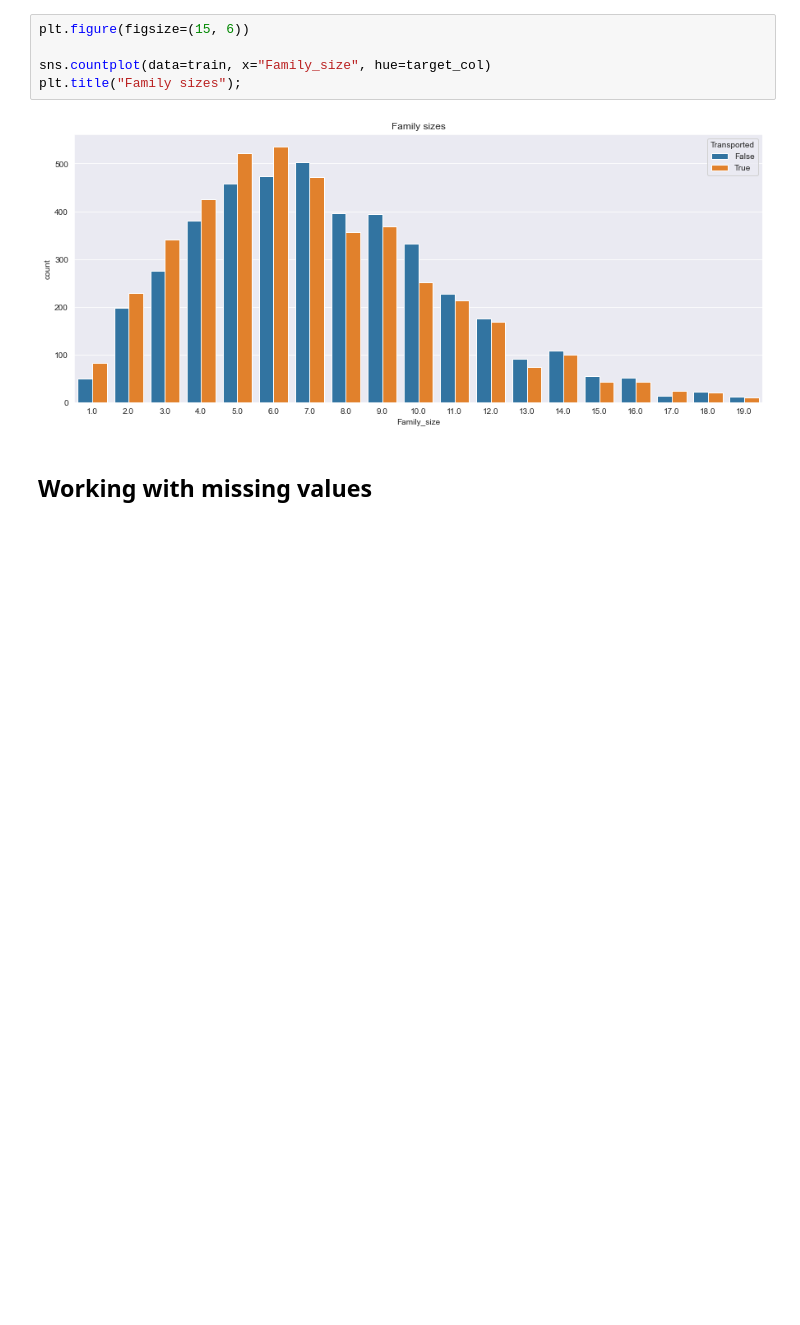
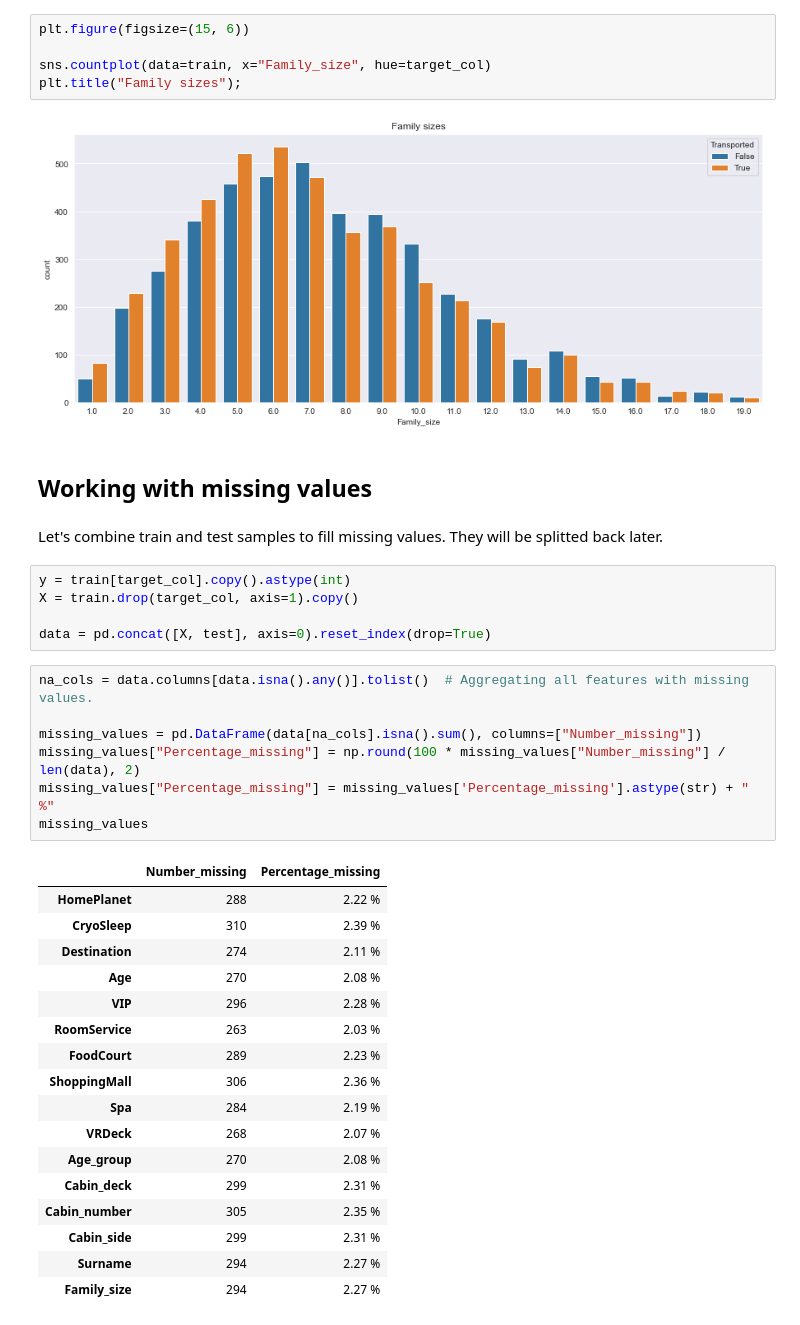
Before and after one commit to Ark3M/Kaggle-competitions, a Jupyter notebook: Spaceship Titanic/Spaceship_Titanic.ipynb, the cells around one changed output. Saved outputs shown, nothing was run; the diff lists cells and outputs as text; blank space fills up the shorter version.

```diff
--- a/Spaceship Titanic/Spaceship_Titanic.ipynb
+++ b/Spaceship Titanic/Spaceship_Titanic.ipynb
@@ -423,3 +423,35 @@ plt.title("Family sizes");
 [figure]
 # %% [markdown]
 ## Working with missing values
+# %% [markdown]
+Let's combine train and test samples to fill missing values. They will be splitted back later.
+# %%
+y = train[target_col].copy().astype(int)
+X = train.drop(target_col, axis=1).copy()
+
+data = pd.concat([X, test], axis=0).reset_index(drop=True)
+# %%
+na_cols = data.columns[data.isna().any()].tolist()  # Aggregating all features with missing values.
+
+missing_values = pd.DataFrame(data[na_cols].isna().sum(), columns=["Number_missing"])
+missing_values["Percentage_missing"] = np.round(100 * missing_values["Number_missing"] / len(data), 2)
+missing_values["Percentage_missing"] = missing_values['Percentage_missing'].astype(str) + " %"
+missing_values
+# %% [output]
+|  | Number_missing | Percentage_missing |
+| HomePlanet | 288 | 2.22 % |
+| CryoSleep | 310 | 2.39 % |
+| Destination | 274 | 2.11 % |
+| Age | 270 | 2.08 % |
+| VIP | 296 | 2.28 % |
+| RoomService | 263 | 2.03 % |
+| FoodCourt | 289 | 2.23 % |
+| ShoppingMall | 306 | 2.36 % |
+| Spa | 284 | 2.19 % |
+| VRDeck | 268 | 2.07 % |
+| Age_group | 270 | 2.08 % |
+| Cabin_deck | 299 | 2.31 % |
+| Cabin_number | 305 | 2.35 % |
+| Cabin_side | 299 | 2.31 % |
+| Surname | 294 | 2.27 % |
+| Family_size | 294 | 2.27 % |
```
Also changed, not shown: parts of 6 cells of this notebook.
